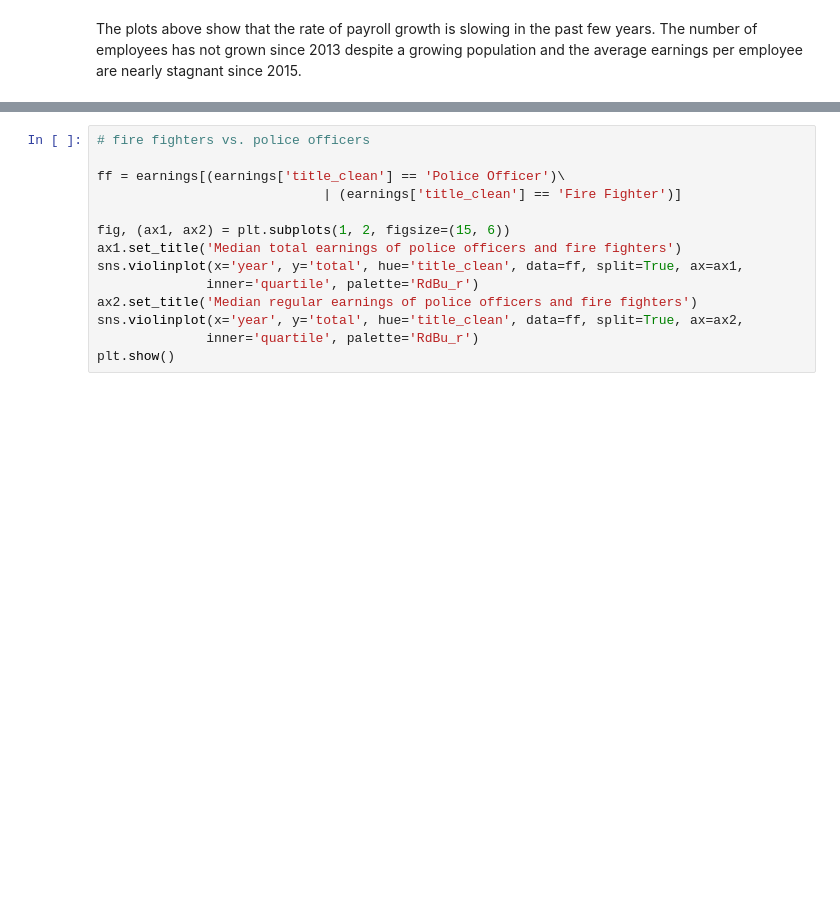
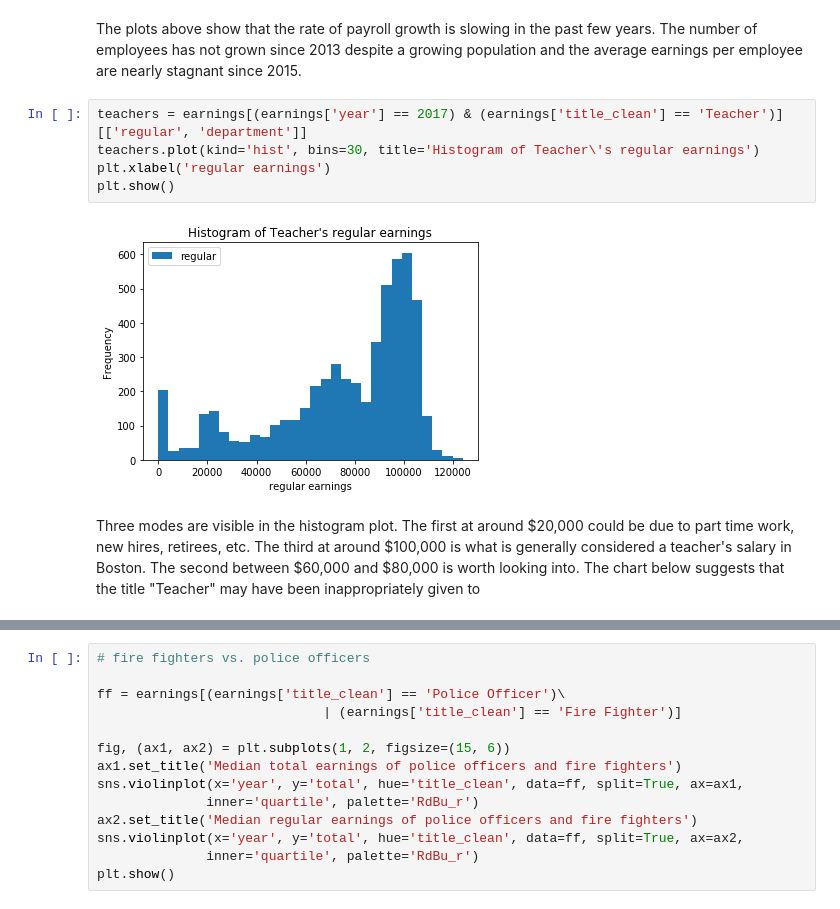
Before and after one commit to Turanga1/Springboard_DataScience, a Jupyter notebook: Capstone 1 - Boston Earnings Report/boston_earnings_analysis.ipynb, the cells around one changed output, grey strips where cells are left out. Saved outputs shown, nothing was run; the diff lists cells and outputs as text; blank space fills up the shorter version.

```diff
--- a/Capstone 1 - Boston Earnings Report/boston_earnings_analysis.ipynb
+++ b/Capstone 1 - Boston Earnings Report/boston_earnings_analysis.ipynb
@@ -93,2 +99,11 @@ plt.show()
 # %% [markdown]
 The plots above show that the rate of payroll growth is slowing in the past few years. The number of employees has not grown since 2013 despite a growing population and the average earnings per employee are nearly stagnant since 2015.
+# %%
+teachers = earnings[(earnings['year'] == 2017) & (earnings['title_clean'] == 'Teacher')][['regular', 'department']]
+teachers.plot(kind='hist', bins=30, title='Histogram of Teacher\'s regular earnings')
+plt.xlabel('regular earnings')
+plt.show()
+# %% [output]
+[figure, added]
+# %% [markdown]
+Three modes are visible in the histogram plot. The first at around \$20,000 could be due to part time work, new hires, retirees, etc. The third at around \$100,000 is what is generally considered a teacher's salary in Boston. The second between \$60,000 and \$80,000 is worth looking into. The chart below suggests that the title "Teacher" may have been inappropriately given to
```
Also changed, not shown: parts of 13 cells of this notebook.
